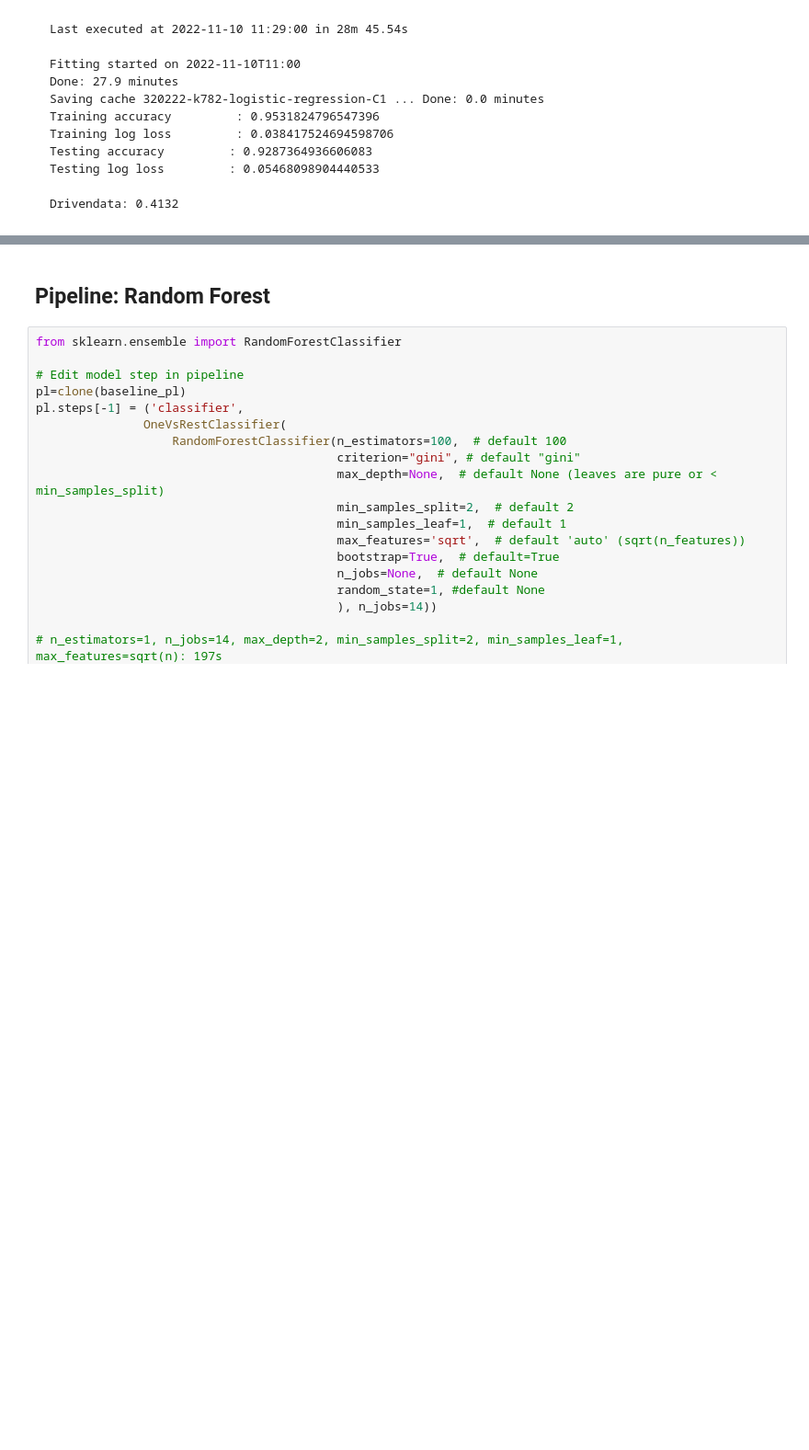
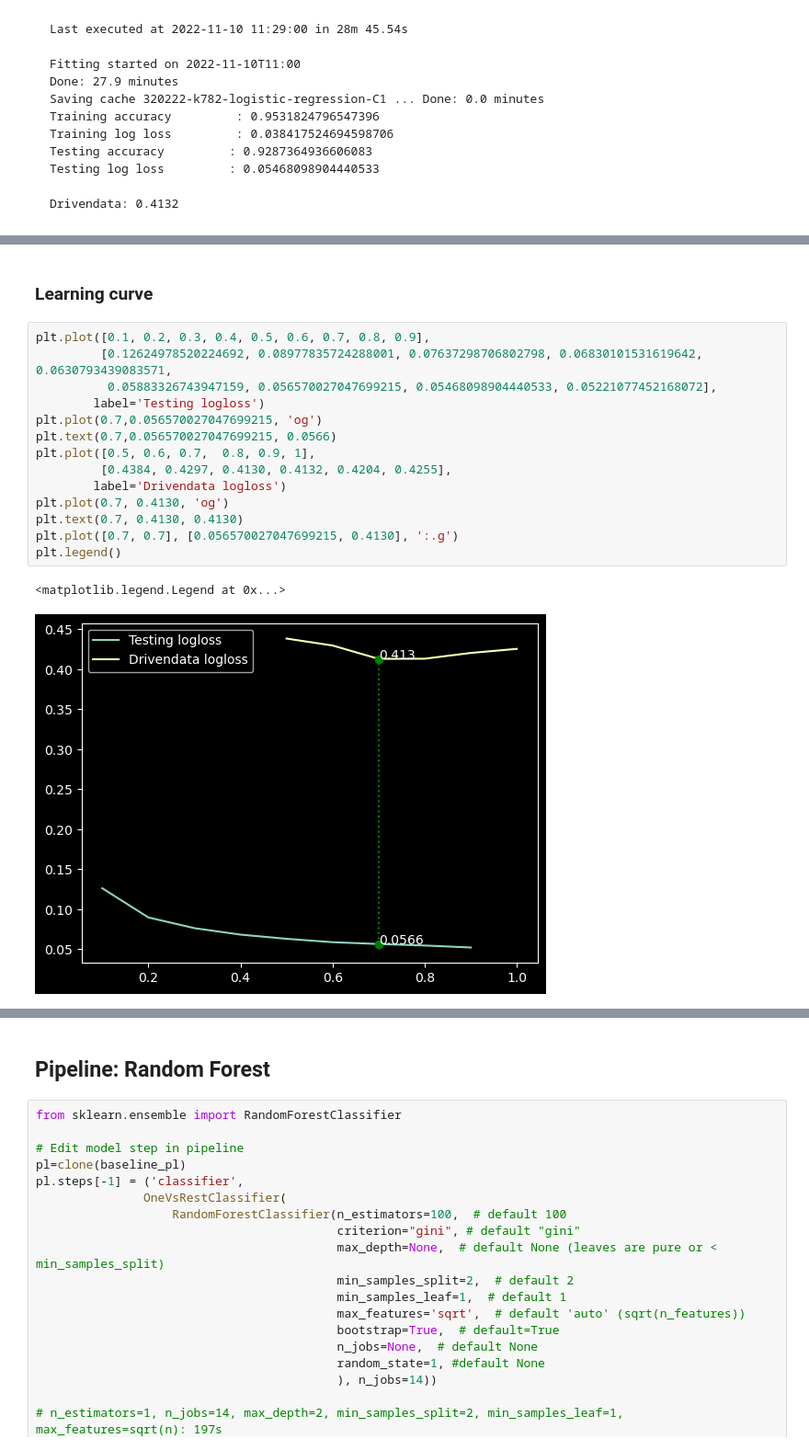
Before and after one commit to mauriciocramos/school-budgets, a Jupyter notebook: 2-model-development.ipynb, the cells around one changed output, grey strips where cells are left out. Shown at 92% size. Drawn from its saved outputs; the diff is of its cells as text; blank space fills up the shorter version.

Commit message:
best logloss so far: 0.4130

```diff
--- a/2-model-development.ipynb
+++ b/2-model-development.ipynb
@@ -3968,0 +3866,19 @@ Zipping...done in 0.1 minute(s).
+# %% [markdown]
+### Learning curve
+# %%
+plt.plot([0.1, 0.2, 0.3, 0.4, 0.5, 0.6, 0.7, 0.8, 0.9],
+         [0.12624978520224692, 0.08977835724288001, 0.07637298706802798, 0.06830101531619642, 0.0630793439083571,
+          0.05883326743947159, 0.056570027047699215, 0.05468098904440533, 0.05221077452168072],
+        label='Testing logloss')
+plt.plot(0.7,0.056570027047699215, 'og')
+plt.text(0.7,0.056570027047699215, 0.0566)
+plt.plot([0.5, 0.6, 0.7,  0.8, 0.9, 1],
+         [0.4384, 0.4297, 0.4130, 0.4132, 0.4204, 0.4255],
+        label='Drivendata logloss')
+plt.plot(0.7, 0.4130, 'og')
+plt.text(0.7, 0.4130, 0.4130)
+plt.plot([0.7, 0.7], [0.056570027047699215, 0.4130], ':.g')
+plt.legend()
+# %% [output]
+<matplotlib.legend.Legend at 0x...>
+[figure, added]
```
Also changed, not shown: parts of 96 cells of this notebook.
